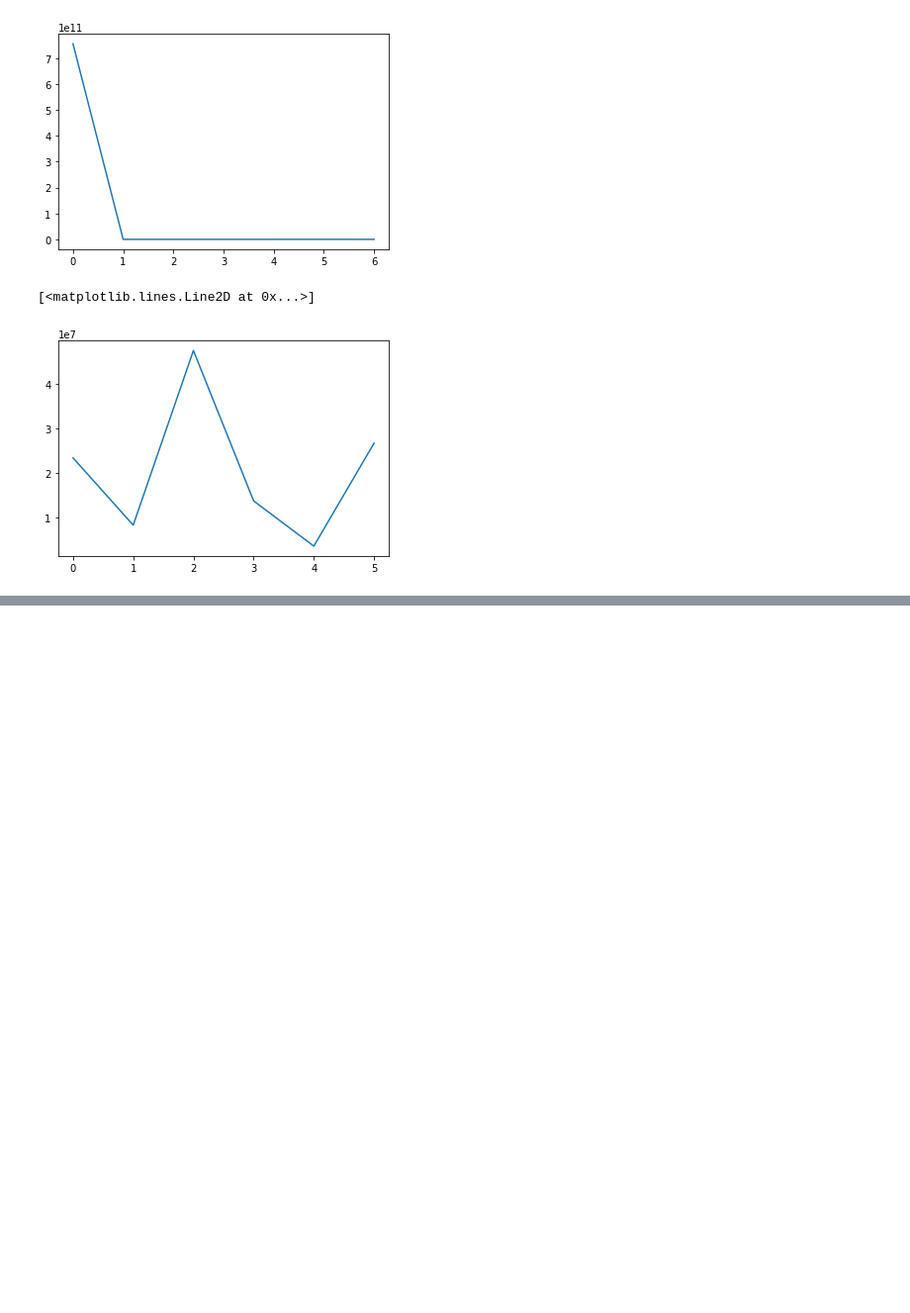
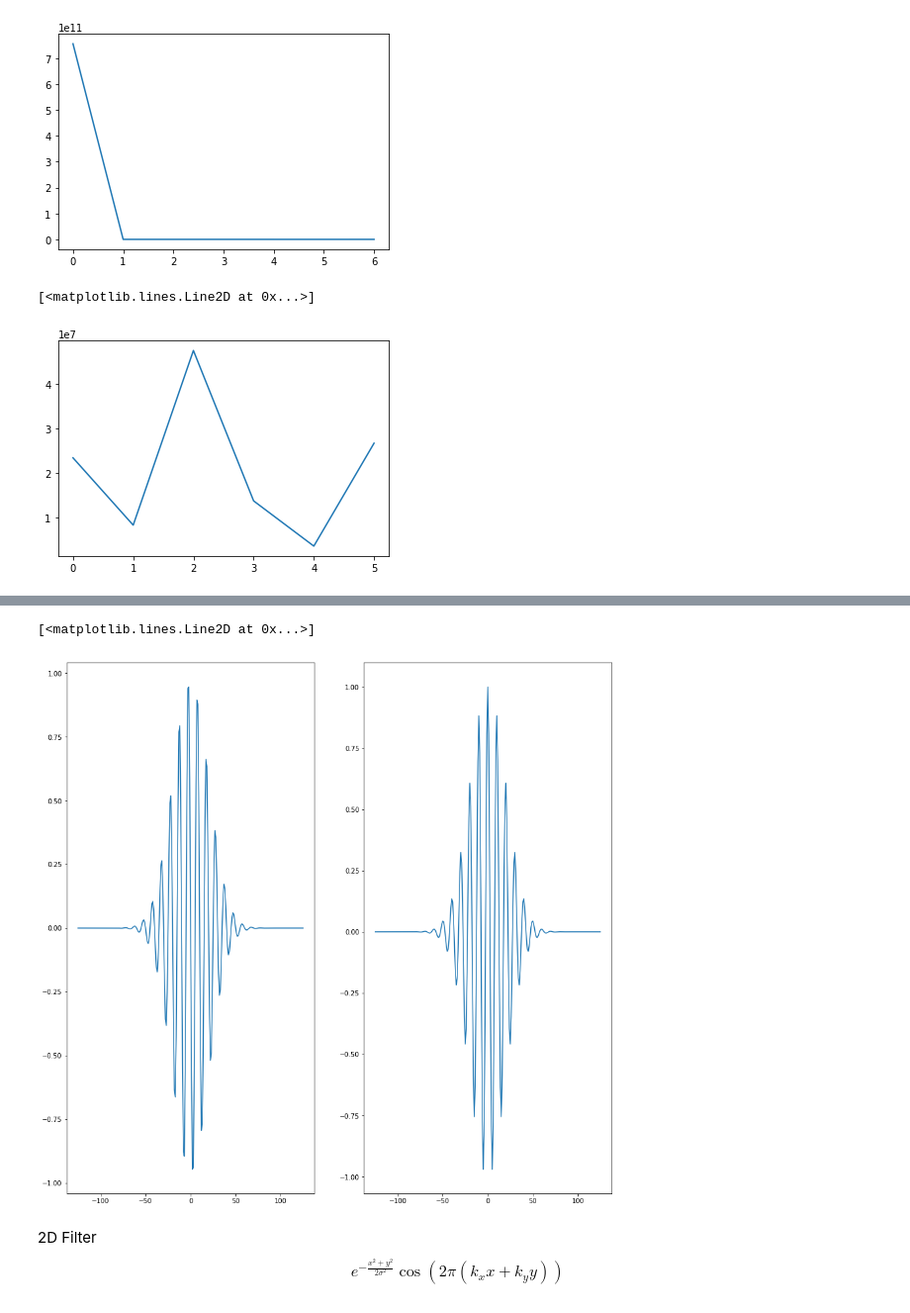
Before and after one commit to Misa-XU/jupyter, a Jupyter notebook: CV/Descriptors.ipynb, the cells around one changed output, grey strips where cells are left out. Shown at 99% size. Saved outputs shown, nothing was run; the diff lists cells and outputs as text; code cells hidden in the pictures; blank space fills up the shorter version.

```diff
--- a/CV/Descriptors.ipynb
+++ b/CV/Descriptors.ipynb
@@ -115,0 +118,15 @@ Multi-Scale Oriented Patches
+# %%
+x = np.linspace(-125, 125, 251)
+# %%
+gabor1dO = lambda sigma, omega: np.exp(- x ** 2 / sigma ** 2 / 2) * np.sin(2 * np.pi * x * omega)
+gabor1dE = lambda sigma, omega: np.exp(- x ** 2 / sigma ** 2 / 2) * np.cos(2 * np.pi * x * omega)
+# %%
+f, axes = plt.subplots(1, 2, figsize = (15, 15))
+axes[0].plot(x, gabor1dO(20, 0.9))
+axes[1].plot(x, gabor1dE(20, 0.9))
+# %% [output]
+[<matplotlib.lines.Line2D at 0x...>]
+[figure, added]
+# %% [markdown]
+2D Filter
+$$e^{-\frac{x^2 + y^2}{2 \sigma^2}} \cos(2\pi (k_x x + k_y y))$$
```
Also changed, not shown: parts of 10 cells of this notebook, 17 other files.
